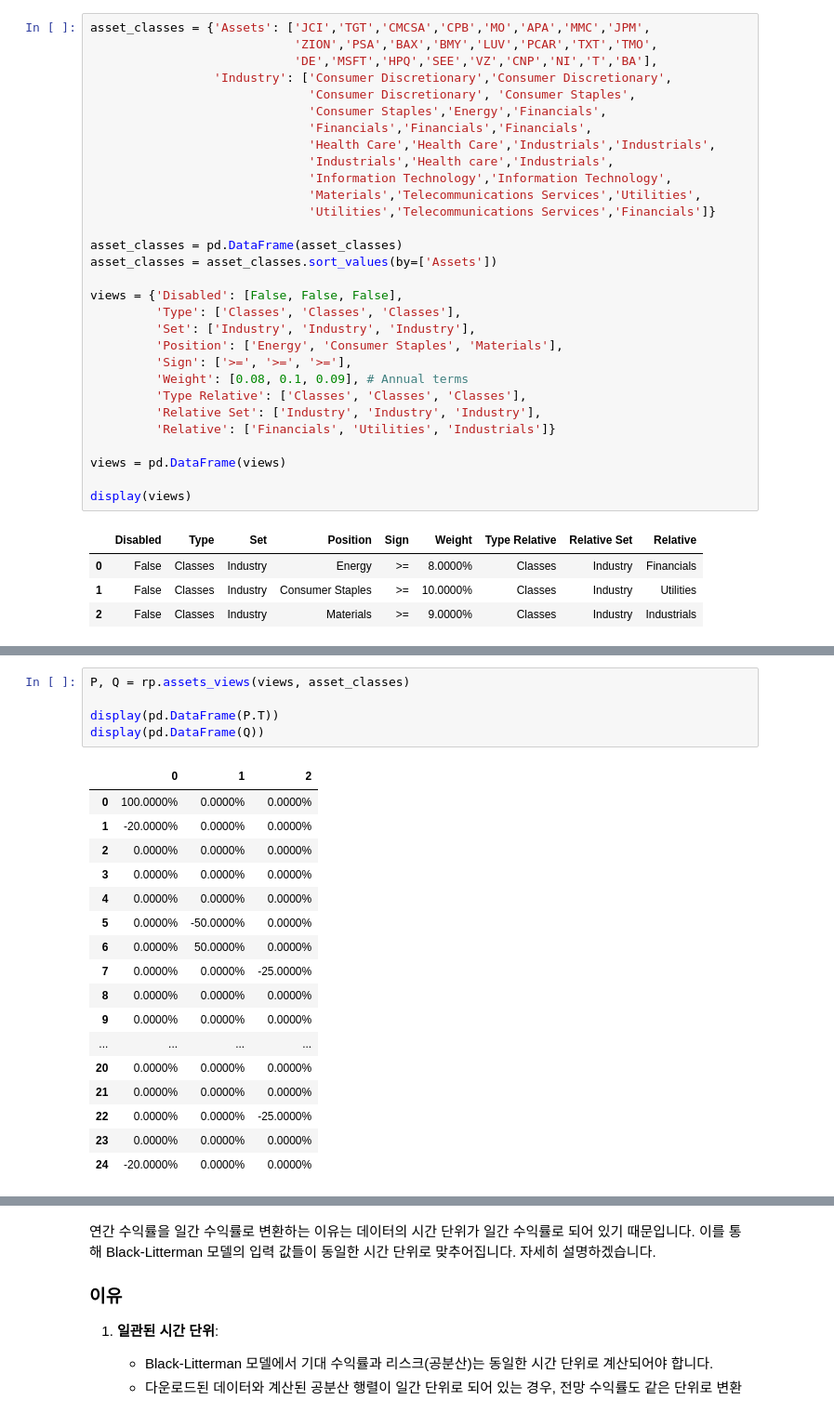
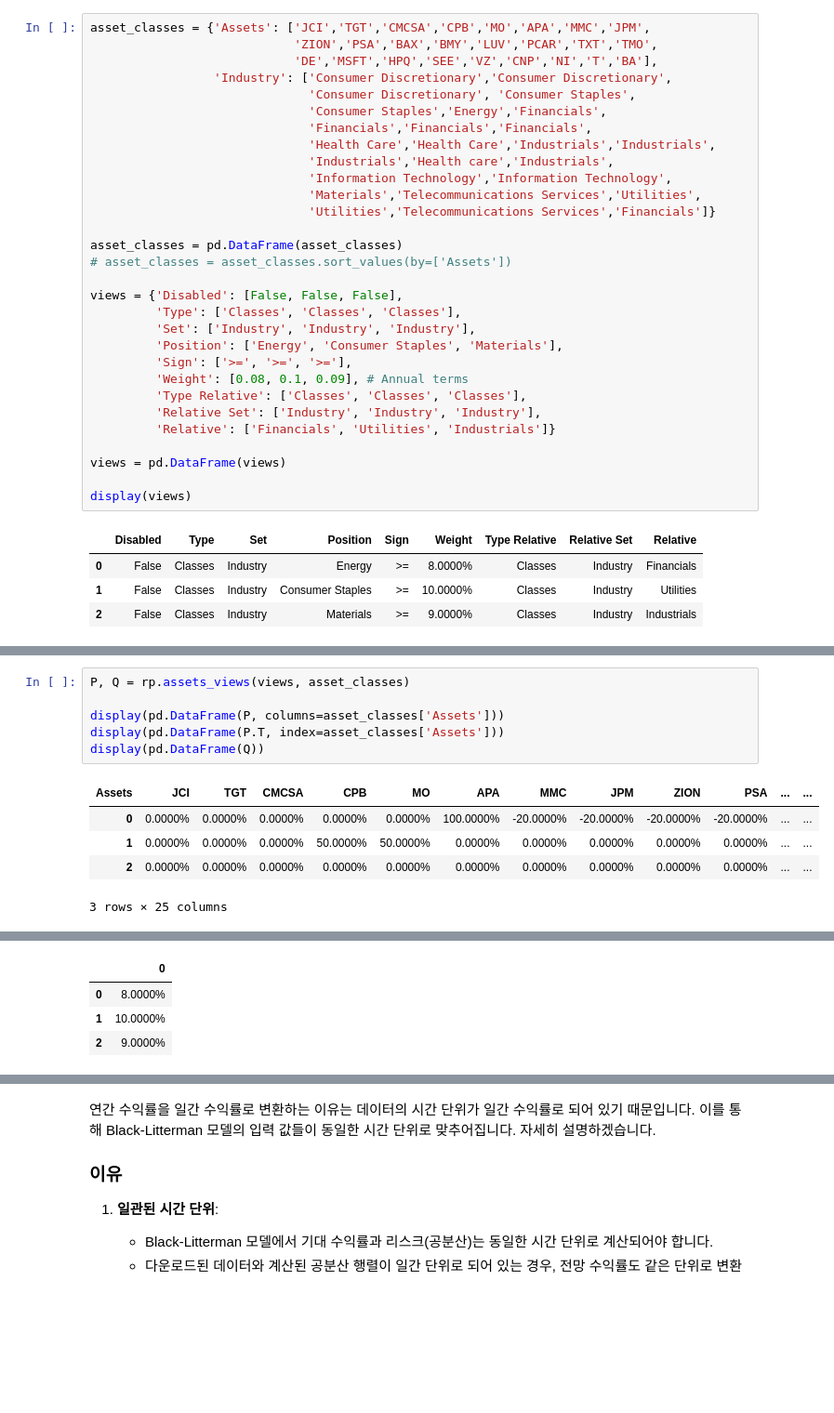
Before and after one commit to birdblues/kbtest, a Jupyter notebook: riskfolio-example/Tutorial03 - Black Litterman Mean Risk Optimization.ipynb, the cells around one changed output, grey strips where cells are left out. Shown at 93% size. Drawn from its saved outputs; the diff is of its cells as text; blank space fills up the shorter version.

```diff
--- a/riskfolio-example/Tutorial03 - Black Litterman Mean Risk Optimization.ipynb
+++ b/riskfolio-example/Tutorial03 - Black Litterman Mean Risk Optimization.ipynb
@@ -130,7 +130,7 @@ asset_classes = {'Assets': ['JCI','TGT','CMCSA','CPB','MO','APA','MMC','JPM',
                               'Utilities','Telecommunications Services','Financials']}
 
 asset_classes = pd.DataFrame(asset_classes)
-asset_classes = asset_classes.sort_values(by=['Assets'])
+# asset_classes = asset_classes.sort_values(by=['Assets'])
 
 views = {'Disabled': [False, False, False],
          'Type': ['Classes', 'Classes', 'Classes'],
@@ -153,23 +231,12 @@ display(views)
 # %%
 P, Q = rp.assets_views(views, asset_classes)
 
-display(pd.DataFrame(P.T))
+display(pd.DataFrame(P, columns=asset_classes['Assets']))
+display(pd.DataFrame(P.T, index=asset_classes['Assets']))
 display(pd.DataFrame(Q))
 # %% [output]
-|  | 0 | 1 | 2 |
-| 0 | 100.0000% | 0.0000% | 0.0000% |
-| 1 | -20.0000% | 0.0000% | 0.0000% |
-| 2 | 0.0000% | 0.0000% | 0.0000% |
-| 3 | 0.0000% | 0.0000% | 0.0000% |
-| 4 | 0.0000% | 0.0000% | 0.0000% |
-| 5 | 0.0000% | -50.0000% | 0.0000% |
-| 6 | 0.0000% | 50.0000% | 0.0000% |
-| 7 | 0.0000% | 0.0000% | -25.0000% |
-| 8 | 0.0000% | 0.0000% | 0.0000% |
-| 9 | 0.0000% | 0.0000% | 0.0000% |
-| ... | ... | ... | ... |
-| 20 | 0.0000% | 0.0000% | 0.0000% |
-| 21 | 0.0000% | 0.0000% | 0.0000% |
-| 22 | 0.0000% | 0.0000% | -25.0000% |
-| 23 | 0.0000% | 0.0000% | 0.0000% |
-| 24 | -20.0000% | 0.0000% | 0.0000% |
+| Assets | JCI | TGT | CMCSA | CPB | MO | APA | MMC | JPM | ZION | PSA | ... | ... |
+| 0 | 0.0000% | 0.0000% | 0.0000% | 0.0000% | 0.0000% | 100.0000% | -20.0000% | -20.0000% | -20.0000% | -20.0000% | ... | ... |
+| 1 | 0.0000% | 0.0000% | 0.0000% | 50.0000% | 50.0000% | 0.0000% | 0.0000% | 0.0000% | 0.0000% | 0.0000% | ... | ... |
+| 2 | 0.0000% | 0.0000% | 0.0000% | 0.0000% | 0.0000% | 0.0000% | 0.0000% | 0.0000% | 0.0000% | 0.0000% | ... | ... |
+3 rows × 25 columns
@@ -180,3 +261,7 @@ display(pd.DataFrame(Q))
+|  | 0 |
+| 0 | 8.0000% |
+| 1 | 10.0000% |
+| 2 | 9.0000% |
 # %%
 # Estimate Black Litterman inputs:
 
```
Also changed, not shown: parts of 11 cells of this notebook, 11 other files.
